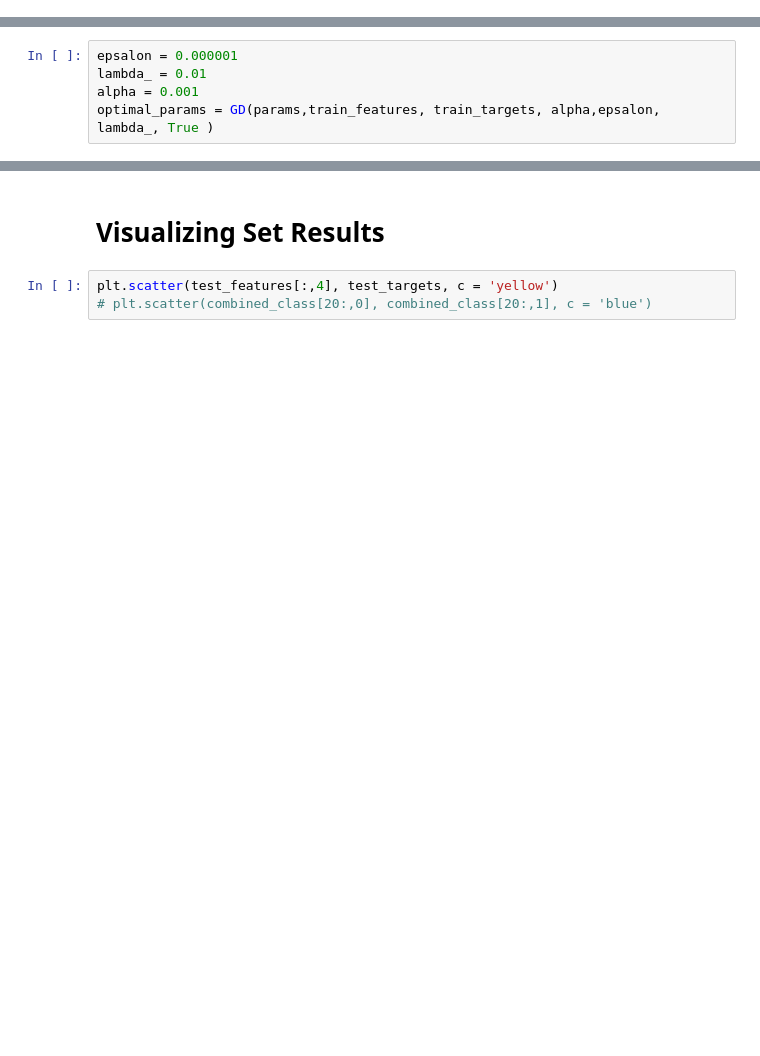
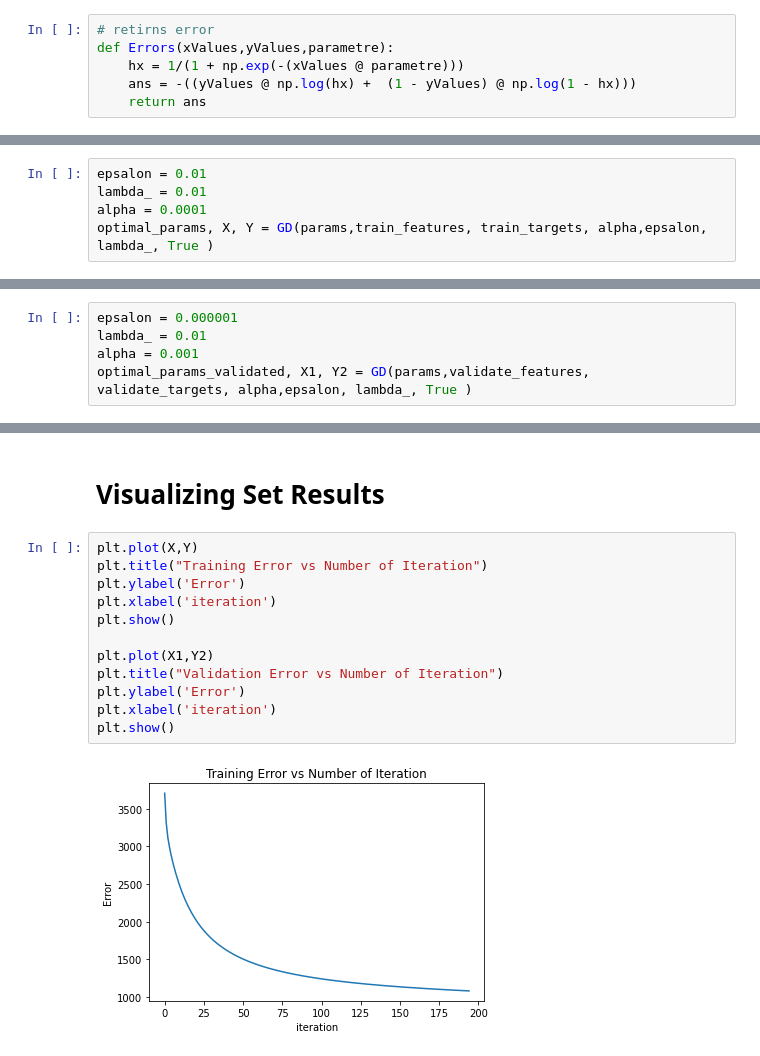
Before and after one commit to XavierCharlie/ML_Assignment, a Jupyter notebook: Logistic Regression.ipynb, the cells around one changed output, grey strips where cells are left out. Saved outputs shown, nothing was run; the diff lists cells and outputs as text; blank space fills up the shorter version.

```diff
--- a/Logistic Regression.ipynb
+++ b/Logistic Regression.ipynb
@@ -162,0 +200,6 @@ test_targets = test_data.iloc[:,-1].values
+# %%
+# retirns error
+def Errors(xValues,yValues,parametre):
+    hx = 1/(1 + np.exp(-(xValues @ parametre)))
+    ans = -((yValues @ np.log(hx) +  (1 - yValues) @ np.log(1 - hx)))
+    return ans
@@ -202,7 +283,7 @@ def GD(qnew, design_matrix, y_values, alpha, epsalon, lambda_, boolean):
 # %% [markdown]
 #### Training the model on the training data
 # %%
-epsalon = 0.000001
+epsalon = 0.01
 lambda_ = 0.01
-alpha = 0.001
-optimal_params = GD(params,train_features, train_targets, alpha,epsalon, lambda_, True )
+alpha = 0.0001
+optimal_params, X, Y = GD(params,train_features, train_targets, alpha,epsalon, lambda_, True )
@@ -209,2 +295,7 @@ optimal_params = GD(params,train_features, train_targets, alpha,epsalon, lambda_
+# %%
+epsalon = 0.000001
+lambda_ = 0.01
+alpha = 0.001
+optimal_params_validated, X1, Y2 = GD(params,validate_features, validate_targets, alpha,epsalon, lambda_, True )
 # %% [markdown]
 # Predicting the Test Results
@@ -264,5 +366,16 @@ print('Your model is', accuracy,'%', 'acurate')
 # %% [markdown]
 # Visualizing Set Results
-# %%
-plt.scatter(test_features[:,4], test_targets, c = 'yellow')
-# plt.scatter(combined_class[20:,0], combined_class[20:,1], c = 'blue')
+# %%
+plt.plot(X,Y)
+plt.title("Training Error vs Number of Iteration")
+plt.ylabel('Error')
+plt.xlabel('iteration')
+plt.show()
+
+plt.plot(X1,Y2)
+plt.title("Validation Error vs Number of Iteration")
+plt.ylabel('Error')
+plt.xlabel('iteration')
+plt.show()
+# %% [output]
+[figure, added]
```
Also changed, not shown: parts of 22 cells of this notebook, 2 other files.
